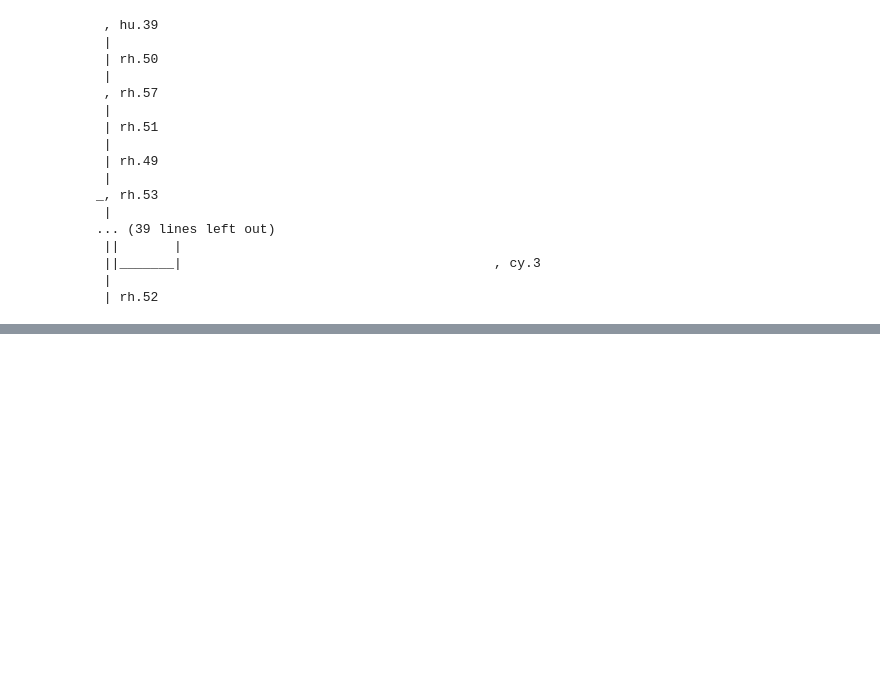
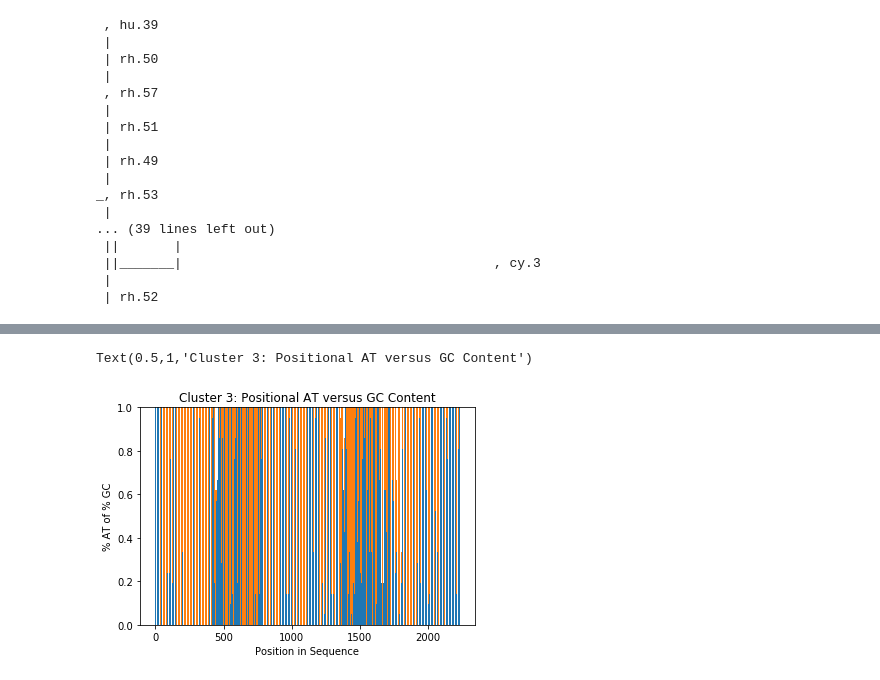
Before and after one commit to karinnav/Lab2, a Jupyter notebook: Lab 2.ipynb, the cells around one changed output, grey strips where cells are left out. Saved outputs shown, nothing was run; the diff lists cells and outputs as text; code cells hidden in the pictures; blank space fills up the shorter version.

```diff
--- a/Lab 2.ipynb
+++ b/Lab 2.ipynb
@@ -90,0 +224,32 @@ AAA
+# %%
+#############################################################################################
+#Cluster 3
+#Making an AlignIO table for each aligned sequence file
+align3 = AlignIO.read(open("cluster3.aligned.fa"), "fasta")
+
+#Lists for percentages of GC and AT content
+listOfAT = []
+listOfGC = []
+
+for num in range(align3.get_alignment_length()):
+    Npos = align3[:,num];
+    #calculates number of AT and GC nucleotides over number of compared sequences
+    ATsum = (Npos.count("A")+Npos.count("T"))/len(Npos)
+    GCsum = (Npos.count("G")+Npos.count("C"))/len(Npos)
+    #adds content percentages to a lists
+    listOfAT.append(ATsum)
+    listOfGC.append(GCsum)
+
+MaxLength = align3.get_alignment_length()
+#line_out is the name of the graph.  bottom function sets the bottom
+#of the second data set at the top of the first.
+line_out3 = plt.bar(height = listOfAT, x = range(MaxLength))
+line_out3 = plt.bar(height = listOfGC, bottom = listOfAT, x = range(MaxLength))
+
+#Adding labels to graph
+plt.xlabel("Position in Sequence")
+plt.ylabel("% AT of % GC")
+plt.title("Cluster 3: Positional AT versus GC Content")
+# %% [output]
+Text(0.5,1,'Cluster 3: Positional AT versus GC Content')
+[figure, added]
```
Also changed, not shown: parts of 13 cells of this notebook, 6 other files.
